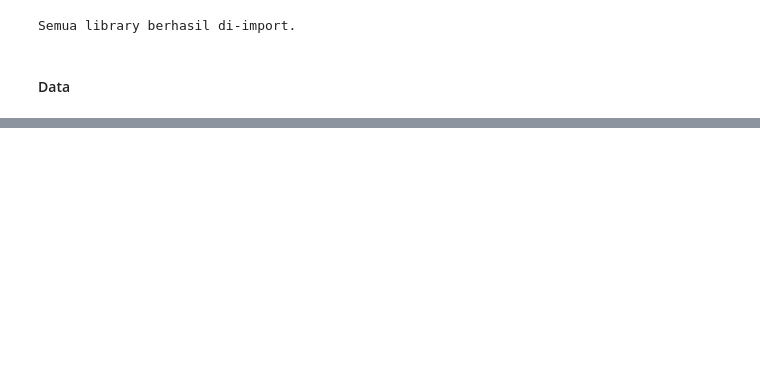
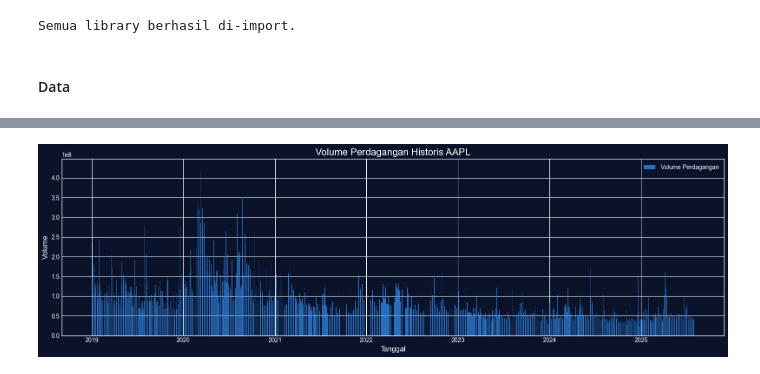
Before and after one commit to Ryanakml/Stock-Price-Predictor, a Jupyter notebook: stock_predictor.ipynb, the cells around one changed output, grey strips where cells are left out. Drawn from its saved outputs; the diff is of its cells as text; code cells hidden in the pictures; blank space fills up the shorter version.

```diff
--- a/stock_predictor.ipynb
+++ b/stock_predictor.ipynb
@@ -121,0 +192,14 @@ Statistik umum:
+# %%
+fig, ax2 = plt.subplots(figsize=(16, 5)); fig.patch.set_facecolor('#0b132b'); ax2.set_facecolor('#0b132b')
+
+ax2.bar(data.index, data['Volume'], label='Volume Perdagangan', color='#3399ff', alpha=0.7)
+ax2.set_title(f'Volume Perdagangan Historis {ticker}', fontsize=16, color='white')
+ax2.set_ylabel('Volume', fontsize=12, color='white')
+ax2.set_xlabel('Tanggal', fontsize=12, color='white')
+ax2.legend(facecolor='black', edgecolor='white')
+
+ax2.tick_params(colors='white')
+for spine in ax2.spines.values(): spine.set_color('white')
+plt.tight_layout(); plt.show()
+# %% [output]
+[figure, added]
```
Also changed, not shown: parts of 12 cells of this notebook.
